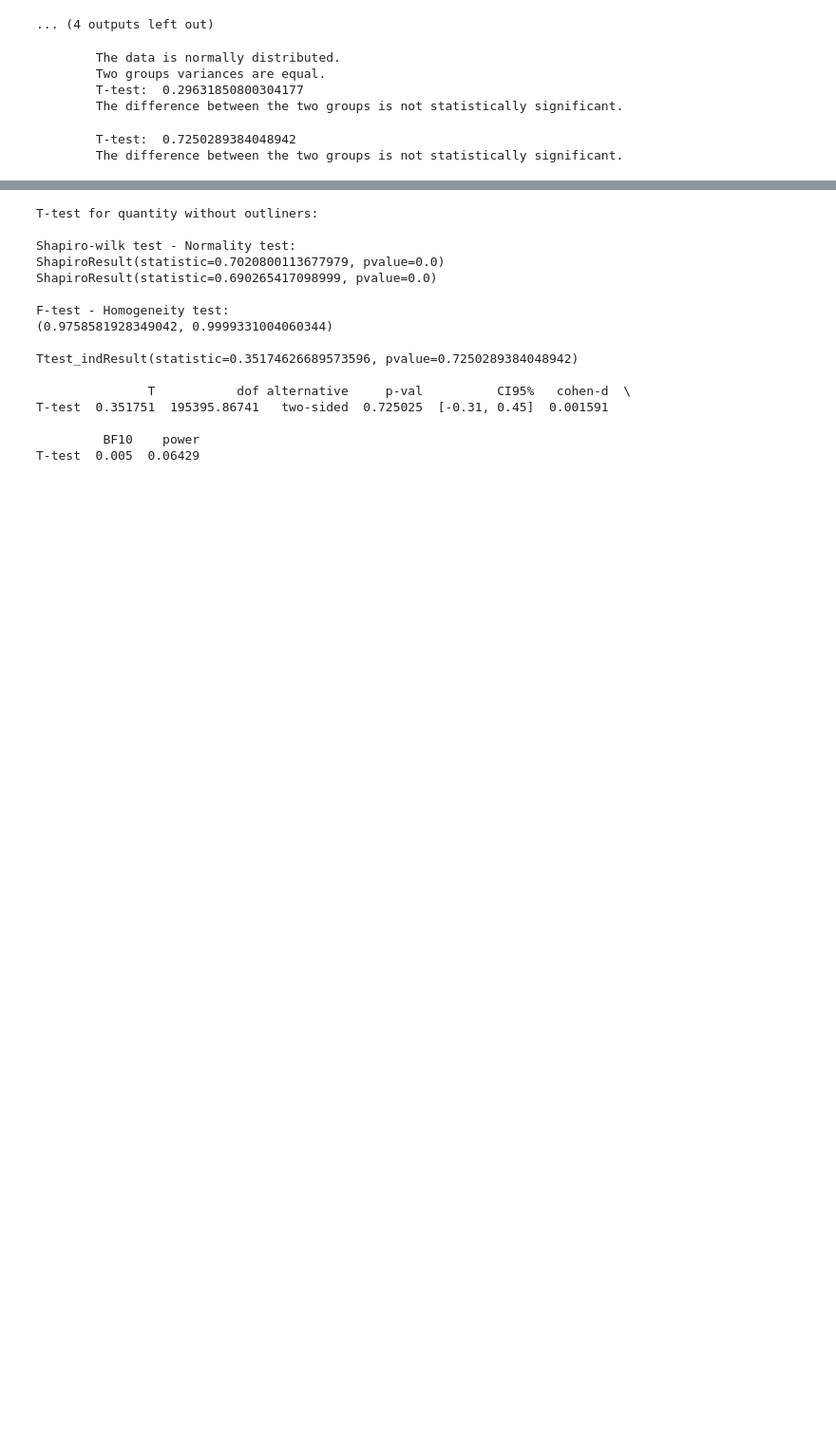
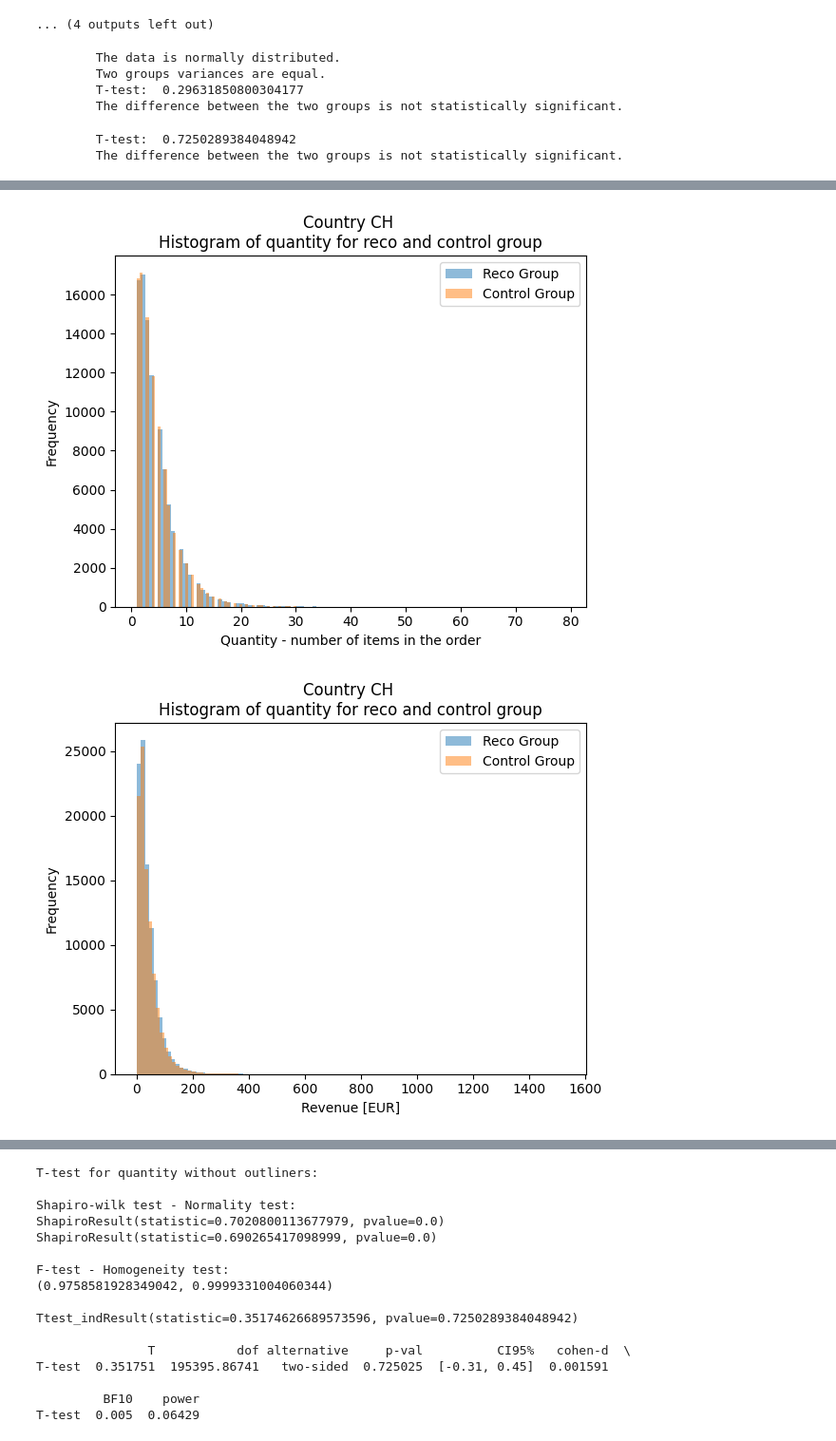
Before and after one commit to KlaraMartinaskova/notino, a Jupyter notebook: development_file.ipynb, the cells around one changed output, grey strips where cells are left out. Shown at 95% size. Drawn from its saved outputs; the diff is of its cells as text; code cells hidden in the pictures; blank space fills up the shorter version.

```diff
--- a/development_file.ipynb
+++ b/development_file.ipynb
@@ -2713,0 +2827,46 @@ else:
+# %%
+### CH
+df_join = df_join_ch
+
+# Histogram for quantity
+plt.hist(x = df_join['quantity'][df_join['abUser']==1], bins = 100,  alpha = 0.5, label = 'reco group')
+plt.hist(x = df_join['quantity'][df_join['abUser']==2], bins = 100,  alpha = 0.5, label = 'control group')
+plt.xlabel('Quantity - number of items in the order')
+plt.ylabel('Frequency')
+plt.legend(['Reco Group', 'Control Group'])
+plt.title('Country CH \nHistogram of quantity for reco and control group')
+plt.show()
+
+# Histogram for revenue
+plt.hist(x = df_join['revenue'][df_join['abUser']==1], bins = 100,  alpha = 0.5, label = 'reco group')
+plt.hist(x = df_join['revenue'][df_join['abUser']==2], bins = 100,  alpha = 0.5, label = 'control group')
+plt.xlabel('Revenue [EUR]')
+plt.ylabel('Frequency')
+plt.legend(['Reco Group', 'Control Group'])
+plt.title('Country CH \nHistogram of quantity for reco and control group')
+plt.show()
+
+# Visualization of average revenue by quantity
+grouped_data = df_join.groupby(['quantity', 'abUser'])['revenue'].mean().unstack()
+
+ax = grouped_data.plot(kind='bar', alpha=0.7)
+ax.set_title('Country CH \nAverage item revenue by order size')
+ax.set_ylabel('Average item price [EUR]')
+ax.set_xlabel('Quantity - number of items in the order')
+plt.legend(['Reco Group', 'Control Group'])
+plt.show()
+
+
+# Visualization of average revenue by quantity for most common quantity
+filtered_df = df_join[df_join['quantity'].between(1, 10)]
+grouped_data_filtered = filtered_df.groupby(['quantity', 'abUser'])['revenue'].mean().unstack()
+
+ax = grouped_data_filtered.plot(kind='bar', alpha=0.7)
+ax.set_title('Country CH \nAverage item revenue by order size')
+ax.set_ylabel('Average item price [EUR]')
+ax.set_xlabel('Quantity - number of items in the order')
+plt.legend(['Reco Group', 'Control Group'])
+plt.show()
+# %% [output]
+[figure, added]
+[figure, added]
```
Also changed, not shown: parts of 5 cells of this notebook.
